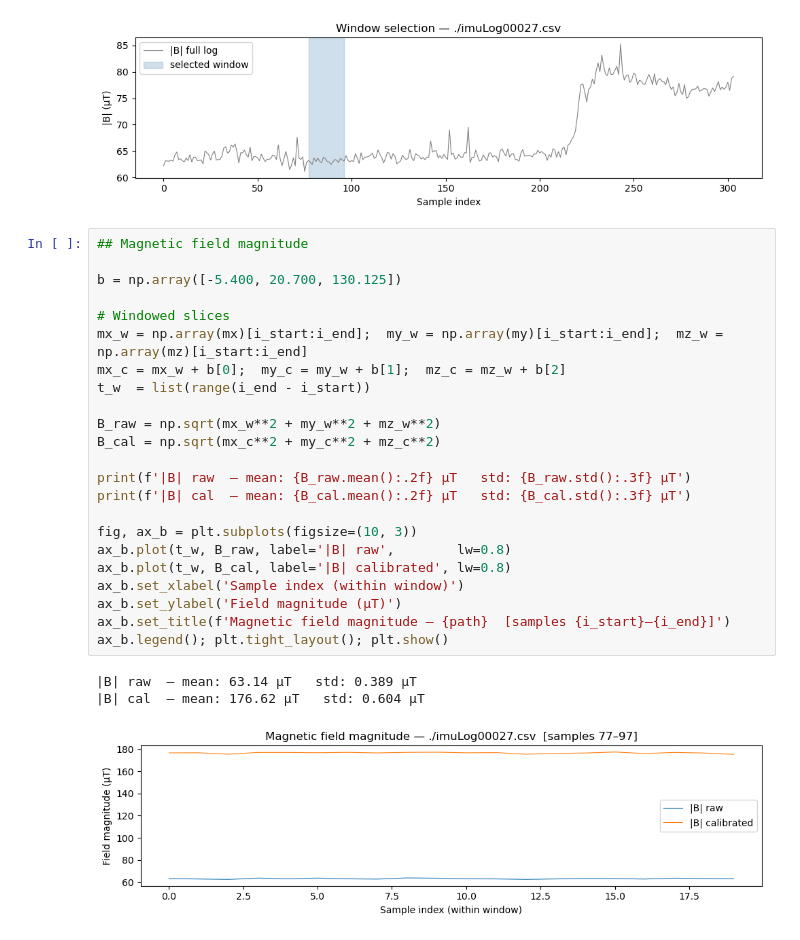
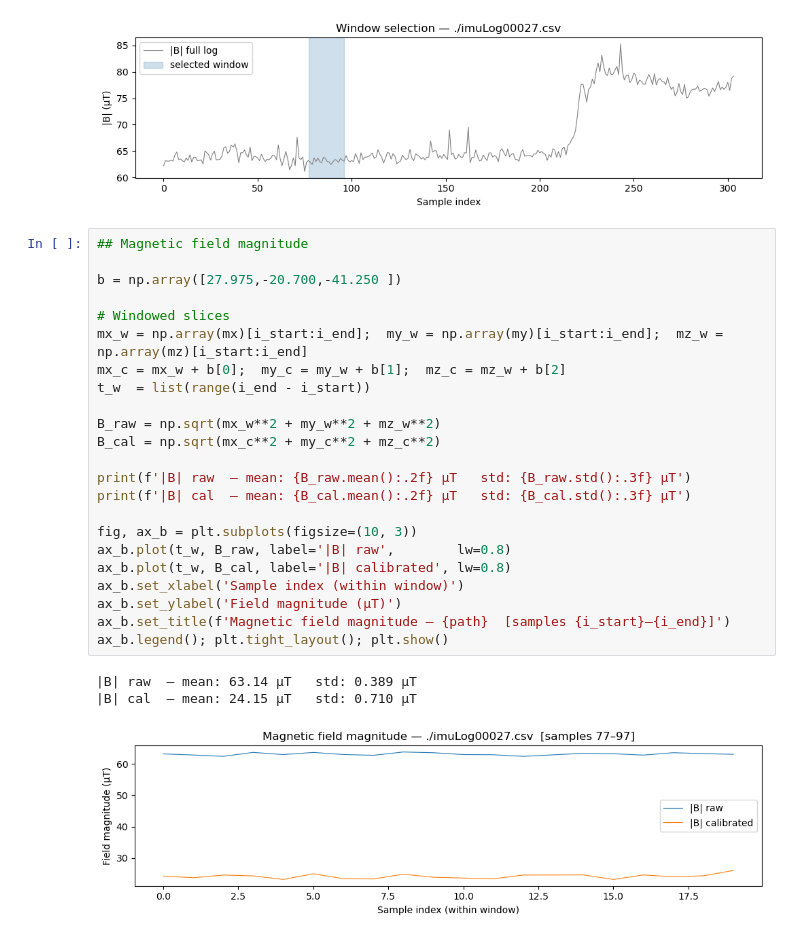
Before and after one commit to arobotdinosaur/MAE_223_Work, a Jupyter notebook: mag_static_noise.ipynb, the cells around one changed output. Saved outputs shown, nothing was run; the diff lists cells and outputs as text.

```diff
--- a/mag_static_noise.ipynb
+++ b/mag_static_noise.ipynb
@@ -134,30 +134,30 @@ Window: samples 77 – 97  (20 samples)
 # %%
 ## Magnetic field magnitude
 
-b = np.array([-5.400, 20.700, 130.125])
+b = np.array([27.975,-20.700,-41.250 ])
 
 # Windowed slices
 mx_w = np.array(mx)[i_start:i_end];  my_w = np.array(my)[i_start:i_end];  mz_w = np.array(mz)[i_start:i_end]
 mx_c = mx_w + b[0];  my_c = my_w + b[1];  mz_c = mz_w + b[2]
 t_w  = list(range(i_end - i_start))
 
 B_raw = np.sqrt(mx_w**2 + my_w**2 + mz_w**2)
 B_cal = np.sqrt(mx_c**2 + my_c**2 + mz_c**2)
 
 print(f'|B| raw  — mean: {B_raw.mean():.2f} µT   std: {B_raw.std():.3f} µT')
 print(f'|B| cal  — mean: {B_cal.mean():.2f} µT   std: {B_cal.std():.3f} µT')
 
 fig, ax_b = plt.subplots(figsize=(10, 3))
 ax_b.plot(t_w, B_raw, label='|B| raw',        lw=0.8)
 ax_b.plot(t_w, B_cal, label='|B| calibrated', lw=0.8)
 ax_b.set_xlabel('Sample index (within window)')
 ax_b.set_ylabel('Field magnitude (µT)')
 ax_b.set_title(f'Magnetic field magnitude — {path}  [samples {i_start}–{i_end}]')
 ax_b.legend(); plt.tight_layout(); plt.show()
 # %% [output]
 |B| raw  — mean: 63.14 µT   std: 0.389 µT
-|B| cal  — mean: 176.62 µT   std: 0.604 µT
+|B| cal  — mean: 24.15 µT   std: 0.710 µT
-[figure, old version]
+[figure, new version]
 # %%
 ## Board heading from atan2(MagY, MagX)
 # Assumes board is flat (no tilt compensation). Uses windowed data from above.
```
Also changed, not shown: parts of 1 cell of this notebook.
